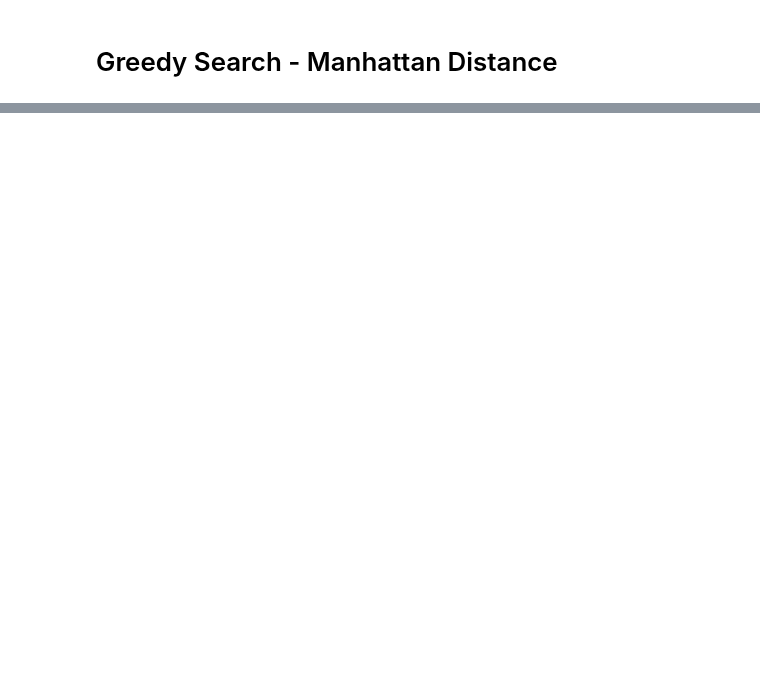
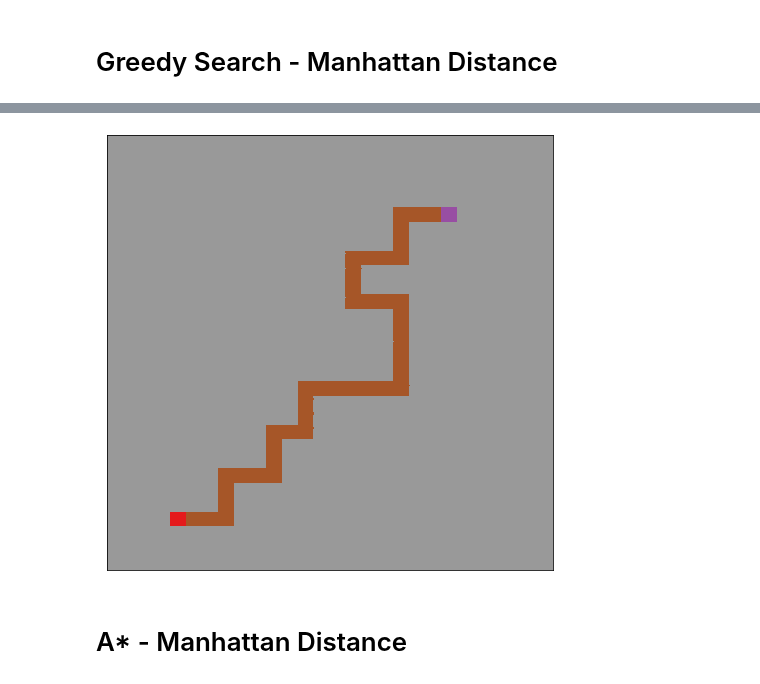
Before and after one commit to carolineap/mo416-2020s1-unicamp, a Jupyter notebook: pacman.ipynb, the cells around one changed output, grey strips where cells are left out. Cells and saved outputs as stored; diff of their text form; code cells hidden in the pictures; blank space fills up the shorter version.

```diff
--- a/pacman.ipynb
+++ b/pacman.ipynb
@@ -30,5 +36,5 @@ plt.show()
 # %%
-problem = pacman.Problem(maze, initial_position, goal_position)
+problem = pacman.Problem(maze, initial_position, goal_position, empty_tile_cost=10)
 # %% [markdown]
 # Breadth First Search - BFS
 # %%
@@ -85,0 +124,10 @@ plt.show()
+# %%
+problem_ghost = GhostAvoidanceHeuristic(maze, initial_position, goal_position, ghost_proximity_cost=1000)
+node, expanded_nodes, food_nodes = pacman.greedy_best_first_search(problem, problem_ghost.h)
+print("Number of expanded nodes:")
+print(expanded_nodes)
+print("Number of expanded food nodes:")
+print(food_nodes)
+print(node.solution())
+print("Path:")
+print(node.path())
@@ -85,0 +142,11 @@ plt.show()
+# %%
+plt.figure(figsize=(8, 8))
+plt.xticks([])
+plt.yticks([])
+plt.gca().invert_yaxis()
+plt.pcolormesh(maze.get_final_grid(initial_position, goal_position, [n.state for n in node.path()]), cmap="Set1")
+plt.show()
+# %% [output]
+[figure, added]
+# %% [markdown]
+# A* - Manhattan Distance
```
Also changed, not shown: parts of 16 cells of this notebook, 2 other files.
